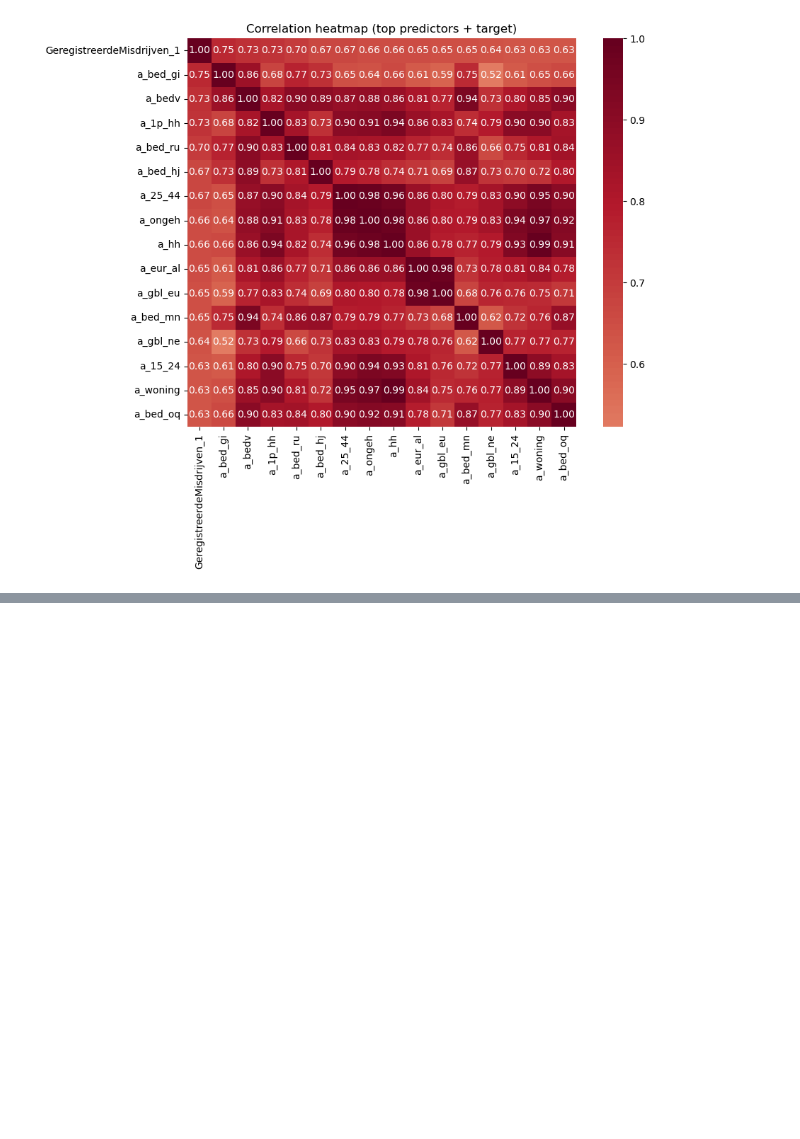
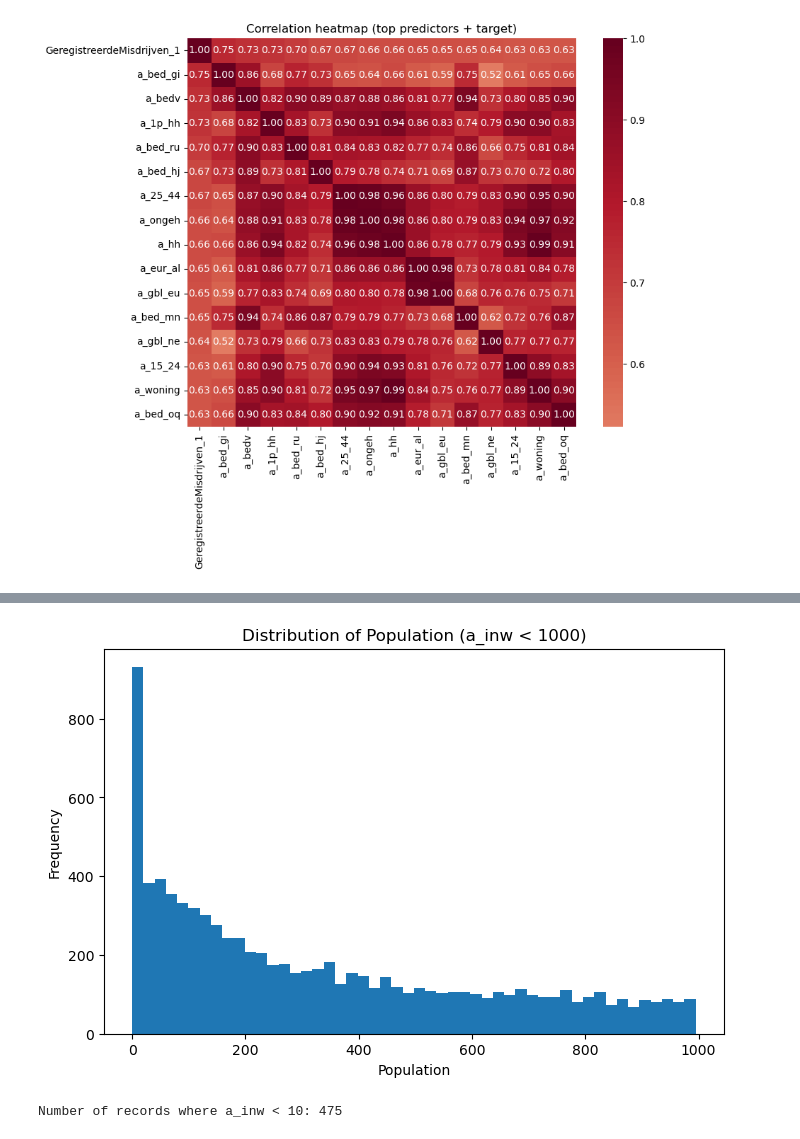
Before and after one commit to aukehilbrands/thesis, a Jupyter notebook: 3 - EDA.ipynb, the cells around one changed output, grey strips where cells are left out. Saved outputs shown, nothing was run; the diff lists cells and outputs as text; code cells hidden in the pictures; blank space fills up the shorter version.

```diff
--- a/3 - EDA.ipynb
+++ b/3 - EDA.ipynb
@@ -236,0 +248,14 @@ plt.show()
+# %%
+plt.figure(figsize=(8,5))
+plt.hist(df[df["a_inw"] < 1000]["a_inw"], bins=50)
+plt.title("Distribution of Population (a_inw < 1000)")
+plt.xlabel("Population")
+plt.ylabel("Frequency")
+plt.show()
+# %% [output]
+[figure, added]
+# %%
+count_less_than_10 = (df["a_inw"] == 0).sum()
+print(f"Number of records where a_inw < 10: {count_less_than_10}")
+# %% [output]
+Number of records where a_inw < 10: 475
```
Also changed, not shown: parts of 4 cells of this notebook, 6 other files.
